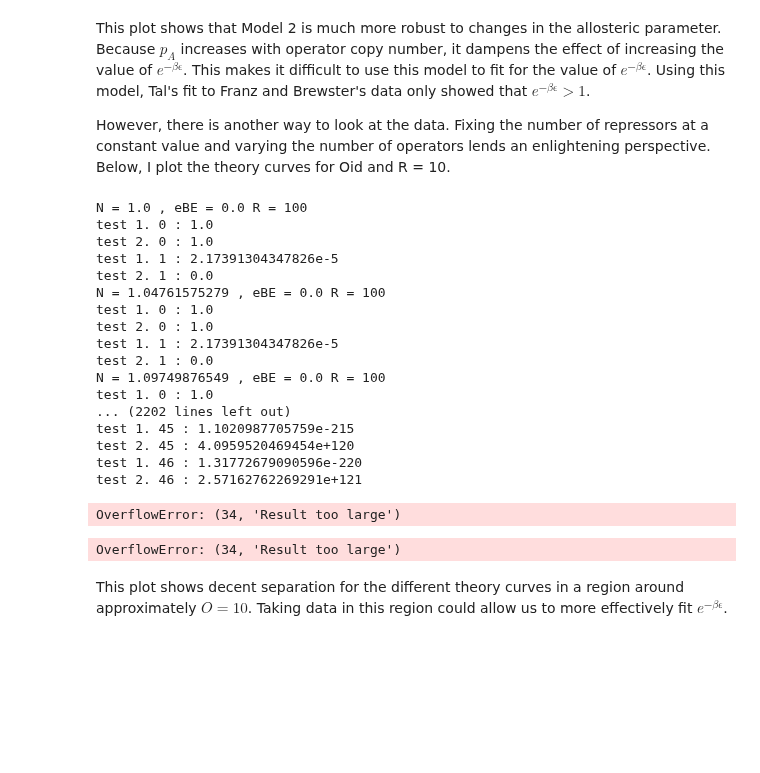
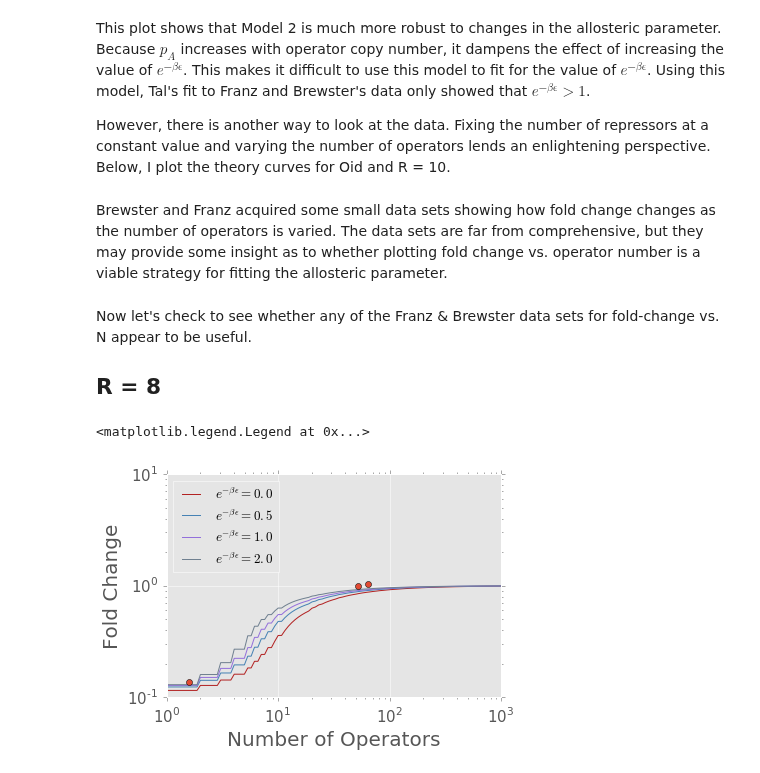
Before and after one commit to RPGroup-PBoC/mwc_induction, a Jupyter notebook: code/analysis/Determining_p_active.ipynb, the cells around one changed output. Saved outputs shown, nothing was run; the diff lists cells and outputs as text; code cells hidden in the pictures; blank space fills up the shorter version.

Commit message:
Fixed my overflow problem; added some more plots for fold-change vs. N and compared them with data

```diff
--- a/code/analysis/Determining_p_active.ipynb
+++ b/code/analysis/Determining_p_active.ipynb
@@ -175,7 +175,7 @@ def model_2_var_N(eBE,R,Op):
     R is the number of repressors;
     Op is the "Hernan" energy value for operator binding (in kBT); this is converted into the actual energy value.'''
 
-    N_vals = np.logspace(0.0, 2.0, 100) #Array of operator copy numbers
+    N_vals = np.logspace(0.0, 3.0, 100) #Array of operator copy numbers
     NNS = 4.6E6    #Number of nonspecific sites
     Op = -np.log((np.exp(-Op)/NNS -1 + np.sqrt((1 - np.exp(-Op)/NNS)**2 + 4 * np.exp(-Op)*(1 + eBE)/NNS))/(2/NNS)) #Convert Hernan energies
     pA = (1 + 1/NNS * np.exp(-Op))/(1 + 1/NNS * np.exp(-Op) + eBE)     #probability that a given repressor is active
@@ -185,75 +185,44 @@ def model_2_var_N(eBE,R,Op):
         t = 0
         b = 0
         for m in range(0, min(int(mp.floor(pA*R)), int(mp.floor(N)))+1):
-            t += mp.fprod([mp.fdiv(mp.factorial(mp.floor(pA * R)), mp.fmul((NNS**m), mp.factorial(mp.floor(pA*R - m)))), mp.binomial(mp.floor(N),m), mp.exp(-m*Op), mp.floor(N)-mp.mpf(m)])
-            b += mp.fprod([mp.fdiv(mp.factorial(mp.floor(pA * R)), mp.fmul((NNS**m), mp.factorial(mp.floor(pA*R - m)))), mp.binomial(mp.floor(N),m), mp.exp(-m*Op)])
+            t += mp.fprod([mp.fdiv(mp.factorial(mp.floor(pA * R)), mp.fmul(mp.mpf(NNS)**m, mp.factorial(mp.floor(pA*R - m)))), mp.binomial(mp.floor(N),m), mp.exp(-m*Op), mp.floor(N)-mp.mpf(m)])
+            b += mp.fprod([mp.fdiv(mp.factorial(mp.floor(pA * R)), mp.fmul(mp.mpf(NNS)**m, mp.factorial(mp.floor(pA*R - m)))), mp.binomial(mp.floor(N),m), mp.exp(-m*Op)])
         fc.append(float(t/(mp.floor(N)*b)))
     return (N_vals, fc)
-# %%
-#This is a troubleshooting cell
-eBE = 0.0
-R = 100
-Op = -17.0
-
-N_vals = np.logspace(0.0, 2.0, 100) #Array of operator copy numbers
-NNS = 4.6E6    #Number of nonspecific sites
-Op = -np.log((np.exp(-Op)/NNS -1 + np.sqrt((1 - np.exp(-Op)/NNS)**2 + 4 * np.exp(-Op)*(1 + eBE)/NNS))/(2/NNS)) #Convert Hernan energies
-pA = (1 + 1/NNS * np.exp(-Op))/(1 + 1/NNS * np.exp(-Op) + eBE)     #probability that a given repressor is active
-fc = []      #This will be my fold-change array
-
-for N in N_vals: #Here I use a loop to perform the summation and calculate fold-change
-    t = 0
-    b = 0
-    print('N =', N, ', eBE =', eBE, 'R =', R)
-    for m in range(0, min(int(mp.floor(pA*R)), int(mp.floor(N)))+1):
-        test1 = mp.fdiv(mp.factorial(mp.floor(pA * R)), mp.fmul((NNS**m), mp.factorial(mp.floor(pA*R - m))))
-        test2 = mp.fprod([mp.fdiv(mp.factorial(mp.floor(pA * R)), mp.fmul((NNS**m), mp.factorial(mp.floor(pA*R - m)))), mp.binomial(mp.floor(N),m), mp.exp(-m*Op), mp.floor(N)-mp.mpf(m)])
-        print('test 1.', m, ':', test1)
-        print('test 2.', m, ':', test2)
-        #t += mp.fprod([mp.fdiv(mp.factorial(mp.floor(pA * R)), mp.fmul((NNS**m), mp.factorial(mp.floor(pA*R - m)))), mp.binomial(mp.floor(N),m), mp.exp(-m*Op), mp.floor(N)-mp.mpf(m)])
-        #b += mp.fprod([mp.fdiv(mp.factorial(mp.floor(pA * R)), mp.fmul((NNS**m), mp.factorial(mp.floor(pA*R - m)))), mp.binomial(mp.floor(N),m), mp.exp(-m*Op)])
-    #fc.append(float(t/(mp.floor(N)*b)))
-# %% [output]
-N = 1.0 , eBE = 0.0 R = 100
-test 1. 0 : 1.0
-test 2. 0 : 1.0
-test 1. 1 : 2.17391304347826e-5
-test 2. 1 : 0.0
-N = 1.04761575279 , eBE = 0.0 R = 100
-test 1. 0 : 1.0
-test 2. 0 : 1.0
-test 1. 1 : 2.17391304347826e-5
-test 2. 1 : 0.0
-N = 1.09749876549 , eBE = 0.0 R = 100
-test 1. 0 : 1.0
-... (2202 lines left out)
-test 1. 45 : 1.1020987705759e-215
-test 2. 45 : 4.0959520469454e+120
-test 1. 46 : 1.31772679090596e-220
-test 2. 46 : 2.57162762269291e+121
-OverflowError: (34, 'Result too large')
+# %% [markdown]
+Brewster and Franz acquired some small data sets showing how fold change changes as the number of operators is varied. The data sets are far from comprehensive, but they may provide some insight as to whether plotting fold change vs. operator number is a viable strategy for fitting the allosteric parameter.
+# %%
+#Initialize Franz & Brewster Data
+N_data = [1.6, 52, 64] #Number of operators
+R_8 = [0.1362, 1.0009, 1.036] #Fold-change values for R = 8
+R_64 = [0.02982, 0.09199, 0.2743] #R = 64
+R_256 = [0.003268, 0.005824, 0.004917] #R = 256
 # %%
 #Establish parameters to be used in the plot
 
-R = 50
-Op = -17.0
+Op = -15.3
 eBE_array = [0.0, 0.5, 1.0, 2.0]
 labels = [r'$e^{-\beta \epsilon} = 0.0$', r'$e^{-\beta \epsilon} = 0.5$', r'$e^{-\beta \epsilon} = 1.0$', r'$e^{-\beta \epsilon} = 2.0$']
+# %% [markdown]
+Now let's check to see whether any of the Franz & Brewster data sets for fold-change vs. N appear to be useful.
+
+## R = 8
 # %%
-#Plot curves
+#Plot curves for R = 8
+R = 8
 
 plt.style.use('ggplot')
 
 for i in range(0,len(eBE_array)):
     fold_change = model_2_var_N(eBE_array[i], R, Op)
     plt.loglog(fold_change[0], fold_change[1], color = colors[i], label = labels[i])
 
+plt.loglog(N_data,R_8,'o')
 plt.rc('xtick',labelsize=15)
 plt.rc('ytick',labelsize=15)
 plt.xlabel(r'Number of Operators', fontsize = 20)
 plt.ylabel('Fold Change', fontsize = 20)
-plt.legend(loc=0,fontsize = 13)
+plt.legend(loc=2,fontsize = 13)
 # %% [output]
-OverflowError: (34, 'Result too large')
+<matplotlib.legend.Legend at 0x...>
+[figure, added]
-# %% [markdown]
-This plot shows decent separation for the different theory curves in a region around approximately $O = 10$. Taking data in this region could allow us to more effectively fit $e^{-\beta \epsilon}$.
```
Also changed, not shown: parts of 5 cells of this notebook.
